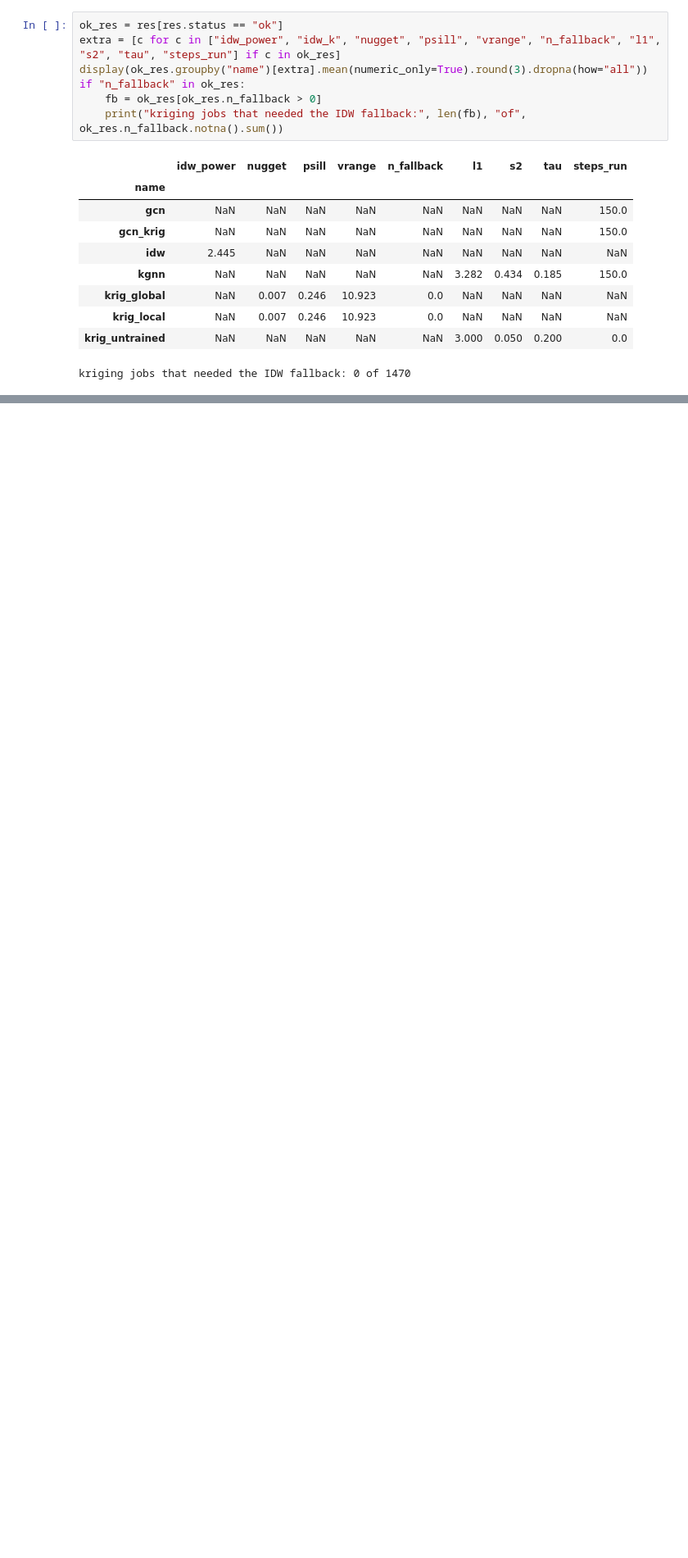
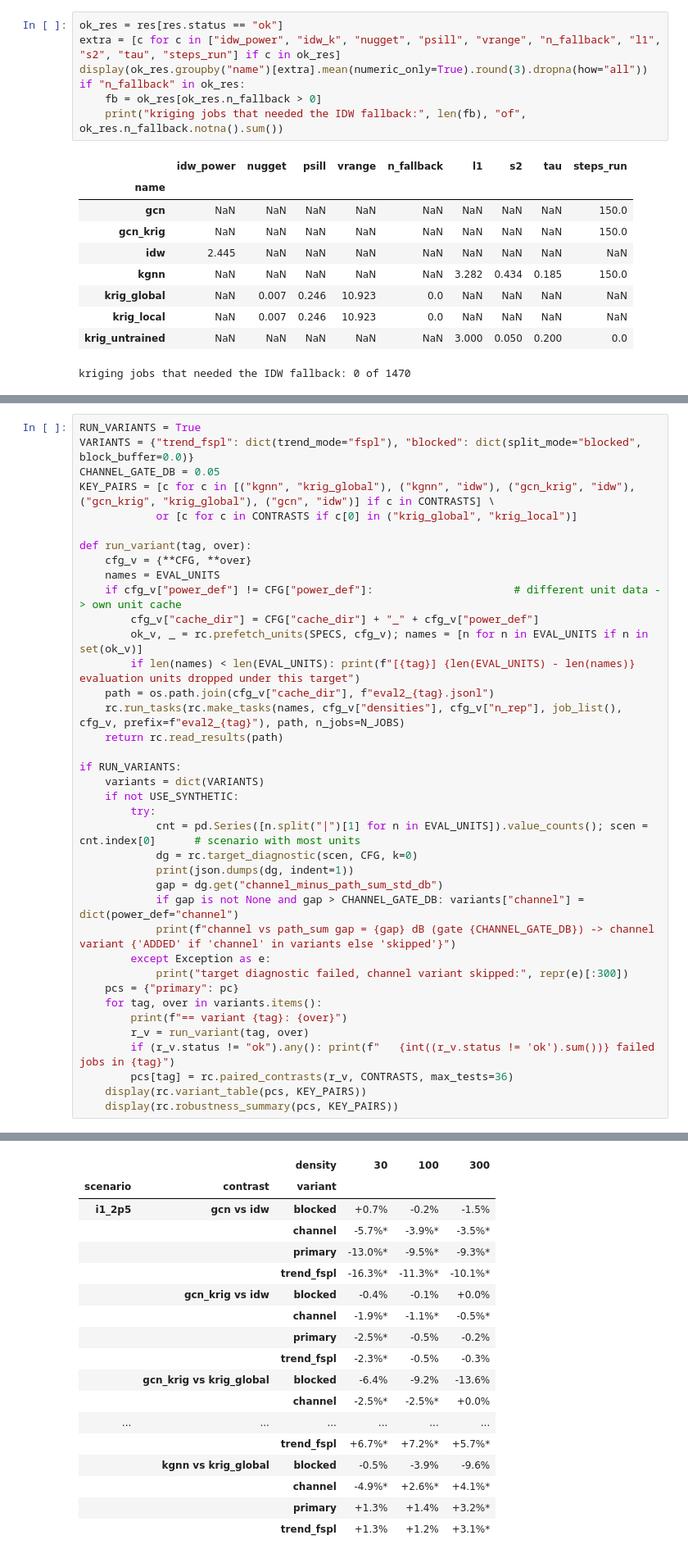
Before and after one commit to CompileArtisan/prism, a Jupyter notebook: radiomap_6g_sweep.ipynb, the cells around one changed output, grey strips where cells are left out. Shown at 82% size. Saved outputs shown, nothing was run; the diff lists cells and outputs as text; blank space fills up the shorter version.

```diff
--- a/radiomap_6g_sweep.ipynb
+++ b/radiomap_6g_sweep.ipynb
@@ -435,0 +444,39 @@ kriging jobs that needed the IDW fallback: 0 of 1470
+# %%
+RUN_VARIANTS = True
+VARIANTS = {"trend_fspl": dict(trend_mode="fspl"), "blocked": dict(split_mode="blocked", block_buffer=0.0)}
+CHANNEL_GATE_DB = 0.05
+KEY_PAIRS = [c for c in [("kgnn", "krig_global"), ("kgnn", "idw"), ("gcn_krig", "idw"), ("gcn_krig", "krig_global"), ("gcn", "idw")] if c in CONTRASTS] \
+            or [c for c in CONTRASTS if c[0] in ("krig_global", "krig_local")]
+
+def run_variant(tag, over):
+    cfg_v = {**CFG, **over}
+    names = EVAL_UNITS
+    if cfg_v["power_def"] != CFG["power_def"]:                      # different unit data -> own unit cache
+        cfg_v["cache_dir"] = CFG["cache_dir"] + "_" + cfg_v["power_def"]
+        ok_v, _ = rc.prefetch_units(SPECS, cfg_v); names = [n for n in EVAL_UNITS if n in set(ok_v)]
+        if len(names) < len(EVAL_UNITS): print(f"[{tag}] {len(EVAL_UNITS) - len(names)} evaluation units dropped under this target")
+    path = os.path.join(cfg_v["cache_dir"], f"eval2_{tag}.jsonl")
+    rc.run_tasks(rc.make_tasks(names, cfg_v["densities"], cfg_v["n_rep"], job_list(), cfg_v, prefix=f"eval2_{tag}"), path, n_jobs=N_JOBS)
+    return rc.read_results(path)
+
+if RUN_VARIANTS:
+    variants = dict(VARIANTS)
+    if not USE_SYNTHETIC:
+        try:
+            cnt = pd.Series([n.split("|")[1] for n in EVAL_UNITS]).value_counts(); scen = cnt.index[0]      # scenario with most units
+            dg = rc.target_diagnostic(scen, CFG, k=0)
+            print(json.dumps(dg, indent=1))
+            gap = dg.get("channel_minus_path_sum_std_db")
+            if gap is not None and gap > CHANNEL_GATE_DB: variants["channel"] = dict(power_def="channel")
+            print(f"channel vs path_sum gap = {gap} dB (gate {CHANNEL_GATE_DB}) -> channel variant {'ADDED' if 'channel' in variants else 'skipped'}")
+        except Exception as e:
+            print("target diagnostic failed, channel variant skipped:", repr(e)[:300])
+    pcs = {"primary": pc}
+    for tag, over in variants.items():
+        print(f"== variant {tag}: {over}")
+        r_v = run_variant(tag, over)
+        if (r_v.status != "ok").any(): print(f"   {int((r_v.status != 'ok').sum())} failed jobs in {tag}")
+        pcs[tag] = rc.paired_contrasts(r_v, CONTRASTS, max_tests=36)
+    display(rc.variant_table(pcs, KEY_PAIRS))
+    display(rc.robustness_summary(pcs, KEY_PAIRS))
+# %% [output]
@@ -435,0 +568,18 @@ kriging jobs that needed the IDW fallback: 0 of 1470
+|  |  | density | 30 | 100 | 300 |
+| scenario | contrast | variant |  |  |  |
+| i1_2p5 | gcn vs idw | blocked | +0.7% | -0.2% | -1.5% |
+|  |  | channel | -5.7%* | -3.9%* | -3.5%* |
+|  |  | primary | -13.0%* | -9.5%* | -9.3%* |
+|  |  | trend_fspl | -16.3%* | -11.3%* | -10.1%* |
+|  | gcn_krig vs idw | blocked | -0.4% | -0.1% | +0.0% |
+|  |  | channel | -1.9%* | -1.1%* | -0.5%* |
+|  |  | primary | -2.5%* | -0.5% | -0.2% |
+|  |  | trend_fspl | -2.3%* | -0.5% | -0.3% |
+|  | gcn_krig vs krig_global | blocked | -6.4% | -9.2% | -13.6% |
+|  |  | channel | -2.5%* | -2.5%* | +0.0% |
+| ... | ... | ... | ... | ... | ... |
+|  |  | trend_fspl | +6.7%* | +7.2%* | +5.7%* |
+|  | kgnn vs krig_global | blocked | -0.5% | -3.9% | -9.6% |
+|  |  | channel | -4.9%* | +2.6%* | +4.1%* |
+|  |  | primary | +1.3% | +1.4% | +3.2%* |
+|  |  | trend_fspl | +1.3% | +1.2% | +3.1%* |
```
Also changed, not shown: parts of 10 cells of this notebook, 2 other files.
